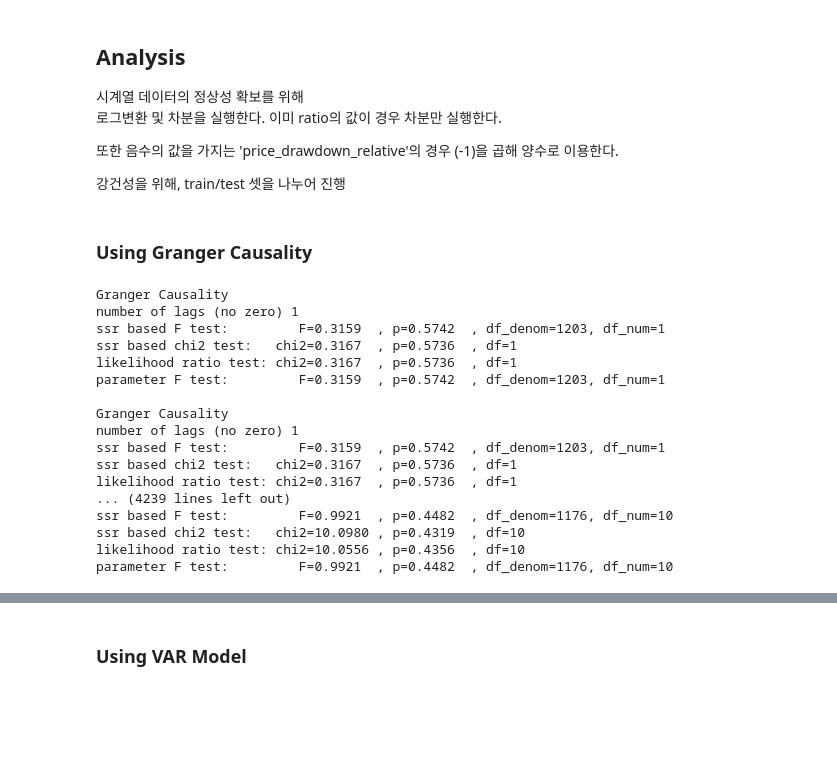
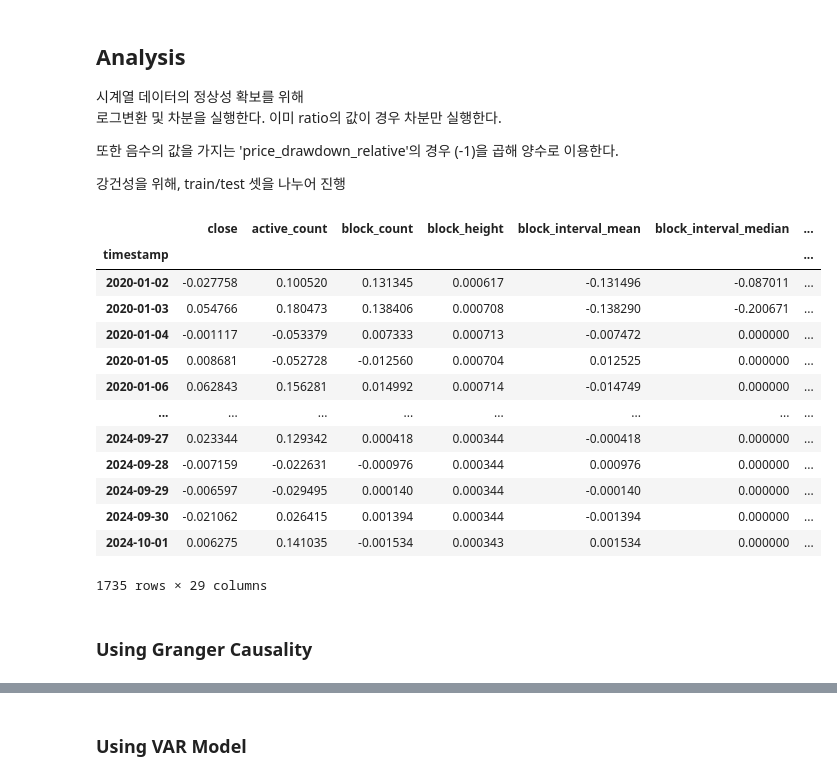
Before and after one commit to fba-capstone-leadlag/crypto, a Jupyter notebook: glassnode.ipynb, the cells around one changed output, grey strips where cells are left out. Saved outputs shown, nothing was run; the diff lists cells and outputs as text; code cells hidden in the pictures; blank space fills up the shorter version.

```diff
--- a/glassnode.ipynb
+++ b/glassnode.ipynb
@@ -390,6 +109,23 @@ btc_temp[pct_change_col] = (btc_temp[pct_change_col]/100).diff(1)
 btc_temp[nominal_col] = np.log(btc_temp[nominal_col]/btc_temp[nominal_col].shift(1))
 full_btc = btc_temp.loc[:, ~btc_temp.iloc[1:].isna().any(axis=0)].copy()
 full_btc = full_btc.iloc[1:]
+# %%
+full_eth
+# %% [output]
+|  | close | active_count | block_count | block_height | block_interval_mean | block_interval_median | ... |
+| timestamp |  |  |  |  |  |  | ... |
+| 2020-01-02 | -0.027758 | 0.100520 | 0.131345 | 0.000617 | -0.131496 | -0.087011 | ... |
+| 2020-01-03 | 0.054766 | 0.180473 | 0.138406 | 0.000708 | -0.138290 | -0.200671 | ... |
+| 2020-01-04 | -0.001117 | -0.053379 | 0.007333 | 0.000713 | -0.007472 | 0.000000 | ... |
+| 2020-01-05 | 0.008681 | -0.052728 | -0.012560 | 0.000704 | 0.012525 | 0.000000 | ... |
+| 2020-01-06 | 0.062843 | 0.156281 | 0.014992 | 0.000714 | -0.014749 | 0.000000 | ... |
+| ... | ... | ... | ... | ... | ... | ... | ... |
+| 2024-09-27 | 0.023344 | 0.129342 | 0.000418 | 0.000344 | -0.000418 | 0.000000 | ... |
+| 2024-09-28 | -0.007159 | -0.022631 | -0.000976 | 0.000344 | 0.000976 | 0.000000 | ... |
+| 2024-09-29 | -0.006597 | -0.029495 | 0.000140 | 0.000344 | -0.000140 | 0.000000 | ... |
+| 2024-09-30 | -0.021062 | 0.026415 | 0.001394 | 0.000344 | -0.001394 | 0.000000 | ... |
+| 2024-10-01 | 0.006275 | 0.141035 | -0.001534 | 0.000343 | 0.001534 | 0.000000 | ... |
+1735 rows × 29 columns
 # %%
 def split_train_test(df, train_ratio=0.7):
     if len(df) < 10:
@@ -402,63 +138,3 @@ train_btc, test_btc = split_train_test(full_btc)
 train_eth, test_eth = split_train_test(full_eth)
 # %% [markdown]
 ### Using Granger Causality
-# %%
-from statsmodels.tsa.stattools import grangercausalitytests
-
-def test_granger(dataloader: DataLoader,
-                 lag_list: list = [1, 3, 5, 10],
-                 target: str = 'btc'):
-
-    data = dataloader.data.copy()
-    onchain_cols = data.columns[data.columns.str.contains("_lag_")]
-    onchain_cols = list(set([col.split("_lag_")[0] for col in onchain_cols]))
-    target = f"{target}_returns"
-
-    significant_results = []
-
-    for onchain_col in onchain_cols:
-        for maxlag in lag_list:
-            result = grangercausalitytests(data[[target, onchain_col + "_lag_0"]], maxlag=maxlag)
-
-            for lag in range(1, maxlag+1):
-                p_value = result[lag][0]['ssr_chi2test'][1]
-
-                if p_value < 0.05:
-                    # 계수 추출
-                    coef = result[lag][1][1].params[-1]
-
-                    significant_results.append({
-                        'variable': onchain_col,
-                        'model_lag': maxlag,
-                        'lag': lag,
-                        'p_value': p_value,
-                        'test_statistic': result[lag][0]['ssr_chi2test'][0],
-                        'coefficient': coef
-                    })
-
-    # 결과를 DataFrame으로 변환하여 반환
-    if significant_results:
-        return pd.DataFrame(significant_results).sort_values('p_value')
-    else:
-        return pd.DataFrame(columns=['variable', 'lag', 'p_value', 'test_statistic', 'coefficient'])
-
-granger_btc = test_granger(dataloader, target='btc')
-granger_eth = test_granger(dataloader, target='eth')
-# %% [output]
-Granger Causality
-number of lags (no zero) 1
-ssr based F test:         F=0.3159  , p=0.5742  , df_denom=1203, df_num=1
-ssr based chi2 test:   chi2=0.3167  , p=0.5736  , df=1
-likelihood ratio test: chi2=0.3167  , p=0.5736  , df=1
-parameter F test:         F=0.3159  , p=0.5742  , df_denom=1203, df_num=1
-
-Granger Causality
-number of lags (no zero) 1
-ssr based F test:         F=0.3159  , p=0.5742  , df_denom=1203, df_num=1
-ssr based chi2 test:   chi2=0.3167  , p=0.5736  , df=1
-likelihood ratio test: chi2=0.3167  , p=0.5736  , df=1
-... (4239 lines left out)
-ssr based F test:         F=0.9921  , p=0.4482  , df_denom=1176, df_num=10
-ssr based chi2 test:   chi2=10.0980 , p=0.4319  , df=10
-likelihood ratio test: chi2=10.0556 , p=0.4356  , df=10
-parameter F test:         F=0.9921  , p=0.4482  , df_denom=1176, df_num=10
```
Also changed, not shown: parts of 30 cells of this notebook, 15 other files.
